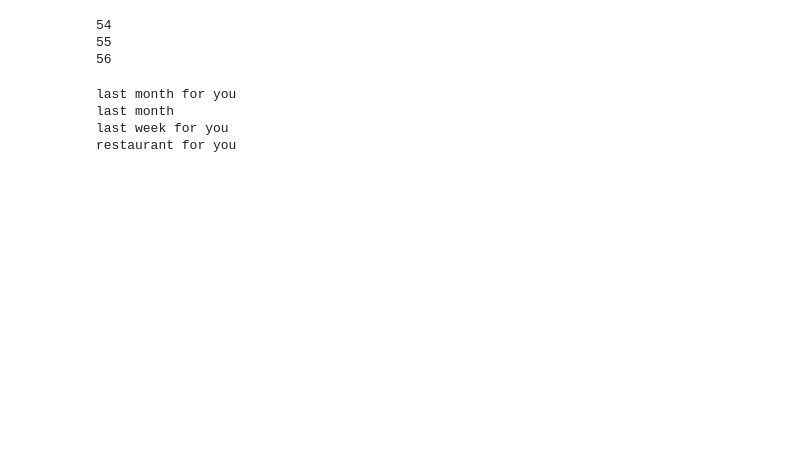
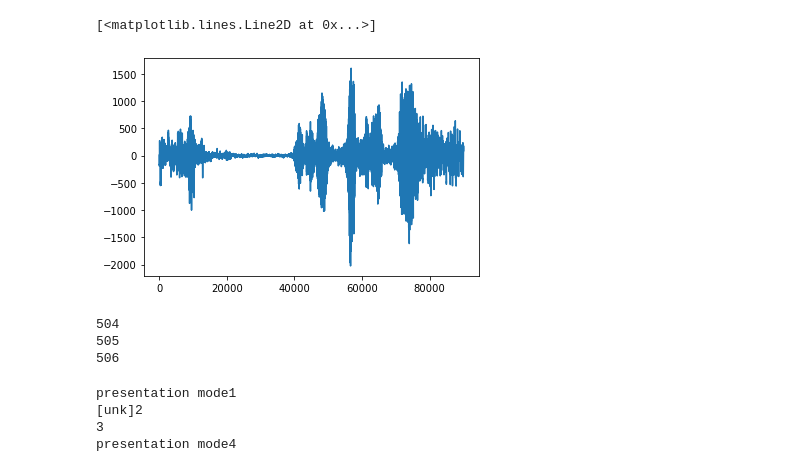
Before and after one commit to wst24365888/voice-presentation-control, a Jupyter notebook: audio_process.ipynb, the cells around one changed output. Cells and saved outputs as stored; diff of their text form; code cells hidden in the pictures; blank space fills up the shorter version.

```diff
--- a/audio_process.ipynb
+++ b/audio_process.ipynb
@@ -125,6 +136,11 @@ Text(0, 0.5, 'POW')
 # %%
-filter_wave_ifft = np.fft.ifft(fft_filter).real
+filter_wave_ifft = np.fft.ifft(fft_filter).real.astype(int)
 filter_wave = array('h',filter_wave_ifft.astype(int))
+
+plt.plot(filter_wave_ifft)
+# %% [output]
+[<matplotlib.lines.Line2D at 0x...>]
+[figure, added]
 # %%
 
 min_threshold=0
@@ -135,30 +153,30 @@ filter_wave_raw=bytes(filter_wave)
 volume_wave_raw=bytes(new_wave_raw)
 volume_filter_wave_raw=bytes(volume_filter_wave)
 # %%
-num_files = len(glob("C:/UserD/Program/Project_Python/voice-presentation-control/voice_presentation_control/wave_files/*.wav"))
+num_files = len(glob("C:/UserD/Program/Project_Python/voice-presentation-control/voice_presentation_control/wav_files/*.wav"))
 print(num_files)
-wavefile = wave.open(f"C:/UserD/Program/Project_Python/voice-presentation-control/voice_presentation_control/wave_files/test_save_{num_files}_modify_volume_.wav", "w")
+wavefile = wave.open(f"C:/UserD/Program/Project_Python/voice-presentation-control/voice_presentation_control/wav_files/test_save_{num_files}_modify_volume_.wav", "w")
 wavefile.setnchannels(1)
 wavefile.setsampwidth(audio.get_sample_size(pyaudio.paInt16))
 wavefile.setframerate(44100)
 wavefile.writeframes(array('h',np.array(array('h',volume_wave_raw))))
 
-num_files = len(glob("C:/UserD/Program/Project_Python/voice-presentation-control/voice_presentation_control/wave_files/*.wav"))
+num_files = len(glob("C:/UserD/Program/Project_Python/voice-presentation-control/voice_presentation_control/wav_files/*.wav"))
 print(num_files)
-wavefile = wave.open(f"C:/UserD/Program/Project_Python/voice-presentation-control/voice_presentation_control/wave_files/test_save_{num_files}_modify_filter.wav", "w")
+wavefile = wave.open(f"C:/UserD/Program/Project_Python/voice-presentation-control/voice_presentation_control/wav_files/test_save_{num_files}_modify_filter.wav", "w")
 wavefile.setnchannels(1)
 wavefile.setsampwidth(audio.get_sample_size(pyaudio.paInt16))
 wavefile.setframerate(44100)
 wavefile.writeframes(array('h',np.array(array('h',filter_wave))))
 
-num_files = len(glob("C:/UserD/Program/Project_Python/voice-presentation-control/voice_presentation_control/wave_files/*.wav"))
+num_files = len(glob("C:/UserD/Program/Project_Python/voice-presentation-control/voice_presentation_control/wav_files/*.wav"))
 print(num_files)
-wavefile = wave.open(f"C:/UserD/Program/Project_Python/voice-presentation-control/voice_presentation_control/wave_files/test_save_{num_files}_modify_filter_volume.wav", "w")
+wavefile = wave.open(f"C:/UserD/Program/Project_Python/voice-presentation-control/voice_presentation_control/wav_files/test_save_{num_files}_modify_filter_volume.wav", "w")
 wavefile.setnchannels(1)
 wavefile.setsampwidth(audio.get_sample_size(pyaudio.paInt16))
 wavefile.setframerate(44100)
 wavefile.writeframes(array('h',np.array(array('h',volume_filter_wave_raw))))
 # %% [output]
-54
-55
-56
+504
+505
+506
@@ -169,31 +197,31 @@ result = recognizer.recognize(wave_raw, 44100)
 #new_record_frames = [ f*2 for f in record_frames]
 #self.save_frames_to_wav(new_record_frames)
 if result is not None:
-    print(result, end="\n", flush=True)
+    print(result, end="1\n", flush=True)
 
 result = recognizer.recognize(volume_wave_raw, 44100)
 #new_record_frames = [ f*2 for f in record_frames]
 #self.save_frames_to_wav(new_record_frames)
 if result is not None:
-    print(result, end="\n", flush=True)
+    print(result, end="2\n", flush=True)
 
 result = recognizer.recognize(filter_wave_raw, 44100)
 #new_record_frames = [ f*2 for f in record_frames]
 #self.save_frames_to_wav(new_record_frames)
 if result is not None:
-    print(result, end="\n", flush=True)
+    print(result, end="3\n", flush=True)
 
 
 result = recognizer.recognize(volume_filter_wave_raw, 44100)
 #new_record_frames = [ f*2 for f in record_frames]
 #self.save_frames_to_wav(new_record_frames)
 if result is not None:
-    print(result, end="\n", flush=True)
+    print(result, end="4\n", flush=True)
 # %% [output]
-last month for you
-last month
-last week for you
-restaurant for you
+presentation mode1
+[unk]2
+3
+presentation mode4
 # %%
 fig,ax = plt.subplots(5,1,figsize=(15,25))
 
```
Also changed, not shown: parts of 10 cells of this notebook, 3 other files.
